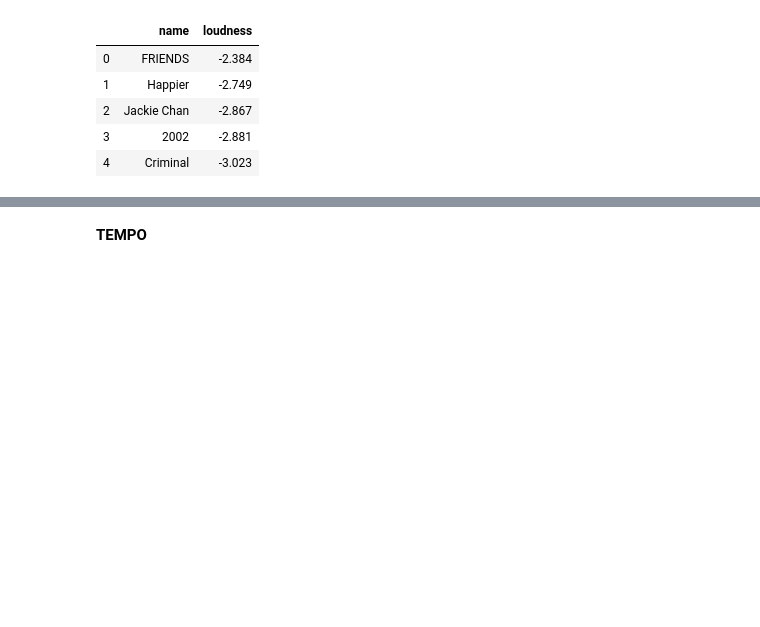
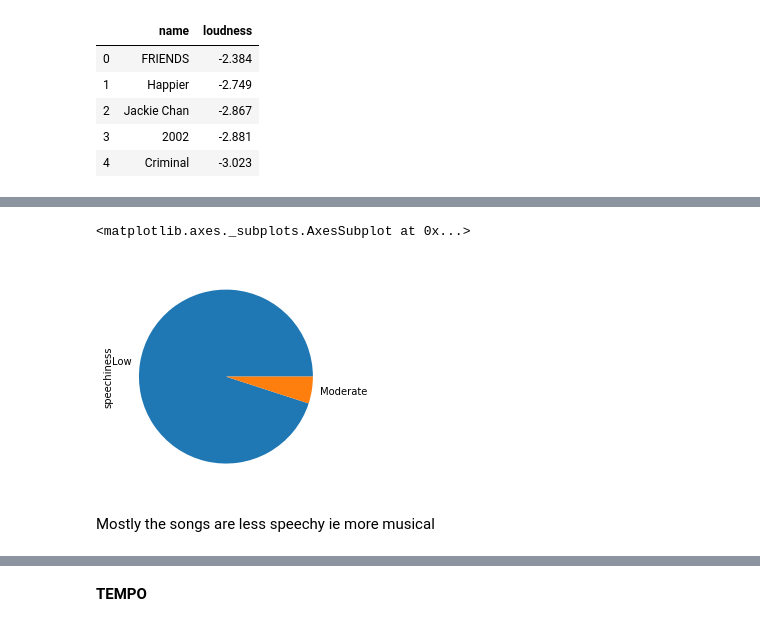
Before and after one commit to Ritvik19/Data-Tales, a Jupyter notebook: Spotify-2018/Spotify.ipynb, the cells around one changed output, grey strips where cells are left out. Saved outputs shown, nothing was run; the diff lists cells and outputs as text; code cells hidden in the pictures; blank space fills up the shorter version.

```diff
--- a/Spotify-2018/Spotify.ipynb
+++ b/Spotify-2018/Spotify.ipynb
@@ -197,0 +259,7 @@ Least Loud Songs
+# %%
+pd.cut(data['speechiness'], bins=[0, 0.33, 0.67, 1], labels=['Low', 'Moderate', 'High']).value_counts().plot.pie()
+# %% [output]
+<matplotlib.axes._subplots.AxesSubplot at 0x...>
+[figure, added]
+# %% [markdown]
+Mostly the songs are less speechy ie more musical
```
Also changed, not shown: parts of 64 cells of this notebook.
